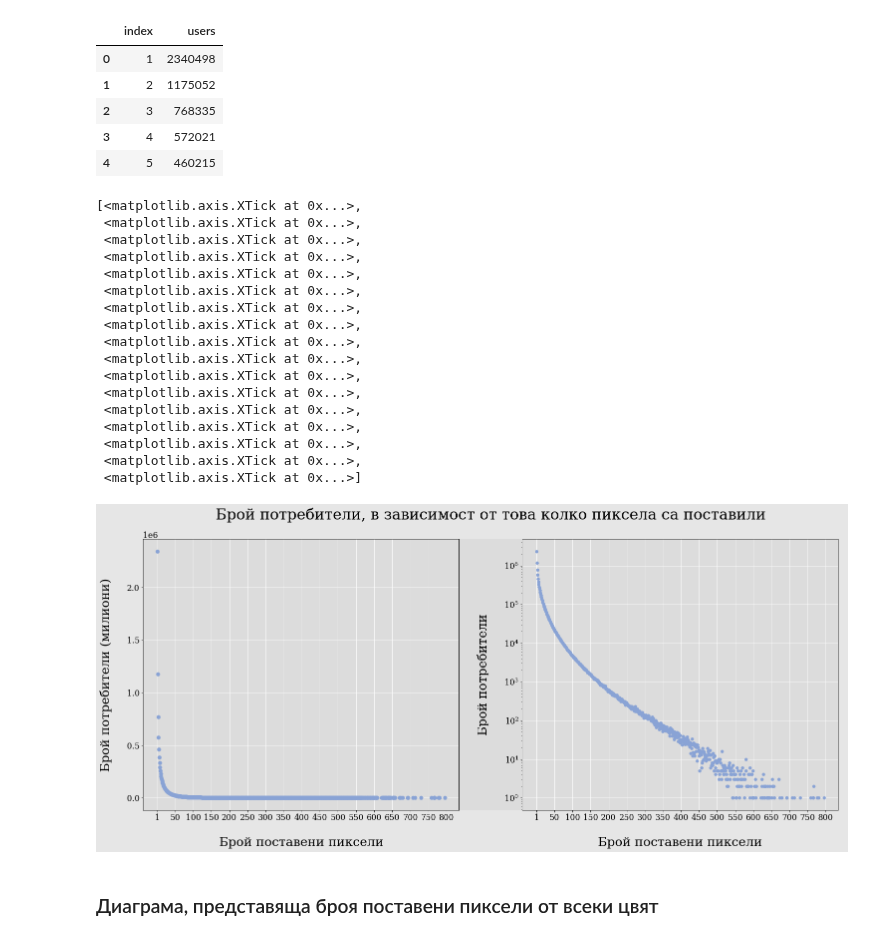
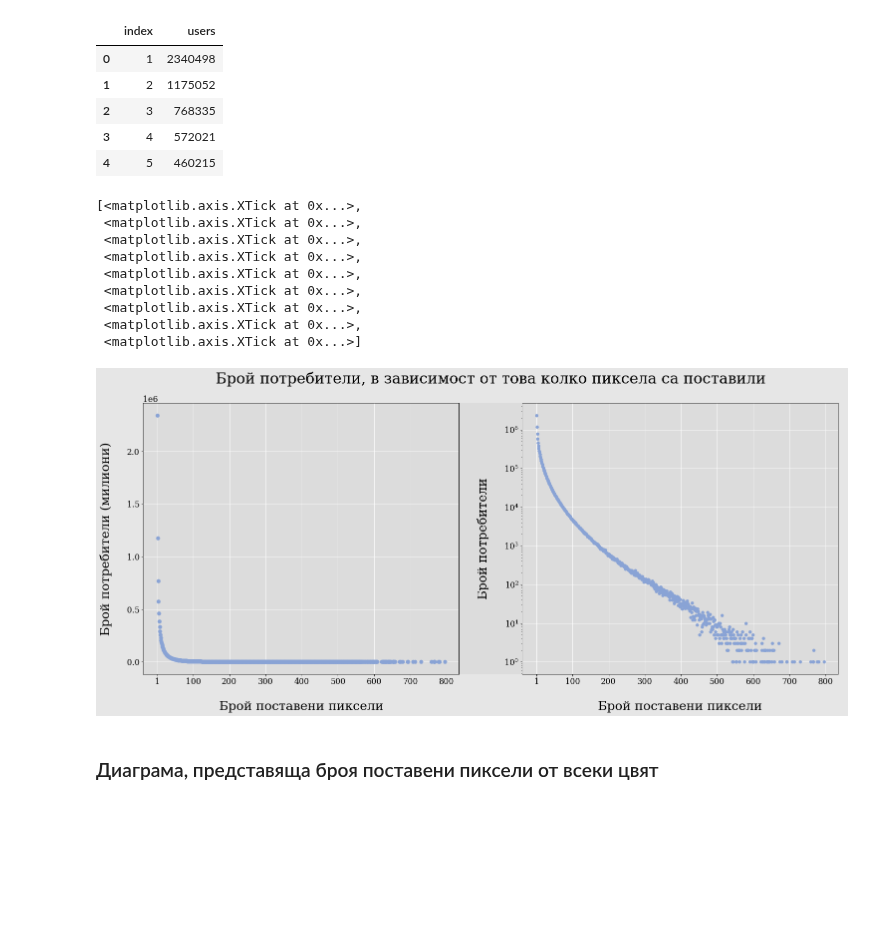
Before and after one commit to Denis-Iv/Analyzing-Social-Experiment, a Jupyter notebook: visualize_data.ipynb, the cells around one changed output. Saved outputs shown, nothing was run; the diff lists cells and outputs as text; code cells hidden in the pictures; blank space fills up the shorter version.

```diff
--- a/visualize_data.ipynb
+++ b/visualize_data.ipynb
@@ -168,44 +168,36 @@ ax2 = fig.add_subplot(122)
 
 ax.spines['top'].set_color('none')
 ax.spines['bottom'].set_color('none')
 ax.spines['left'].set_color('none')
 ax.spines['right'].set_color('none')
 ax.tick_params(labelcolor='#E6E6E6', top=False, bottom=False, left=False, right=False)
 ax.grid(False)
 
 ax.set_title('Брой потребители, в зависимост от това колко пиксела са поставили')
 
 num_active_users.plot(x=0, y=1, kind='scatter', zorder=3, s=50, ax=ax1)
 
 ax1.set_xlabel('Брой поставени пиксели')
 ax1.set_ylabel('Брой потребители (милиони)')
-ax1.set_xticks([1,50,100,150,200,250,300,350,400,450,500,550,600,650,700,750,800])
+ax1.set_xticks([1,100,200,300,400,500,600,700,800])
 
 num_active_users.plot(x=0, y=1, kind='scatter', zorder=3, s=30, ax=ax2)
 
 ax2.set_xlabel('Брой поставени пиксели')
 ax2.set_ylabel('Брой потребители')
 ax2.set_yscale('log')
-ax2.set_xticks([1,50,100,150,200,250,300,350,400,450,500,550,600,650,700,750,800])
+ax2.set_xticks([1,100,200,300,400,500,600,700,800])
 # %% [output]
 [<matplotlib.axis.XTick at 0x...>,
  <matplotlib.axis.XTick at 0x...>,
  <matplotlib.axis.XTick at 0x...>,
  <matplotlib.axis.XTick at 0x...>,
  <matplotlib.axis.XTick at 0x...>,
  <matplotlib.axis.XTick at 0x...>,
  <matplotlib.axis.XTick at 0x...>,
  <matplotlib.axis.XTick at 0x...>,
- <matplotlib.axis.XTick at 0x...>,
- <matplotlib.axis.XTick at 0x...>,
- <matplotlib.axis.XTick at 0x...>,
- <matplotlib.axis.XTick at 0x...>,
- <matplotlib.axis.XTick at 0x...>,
- <matplotlib.axis.XTick at 0x...>,
- <matplotlib.axis.XTick at 0x...>,
- <matplotlib.axis.XTick at 0x...>,
  <matplotlib.axis.XTick at 0x...>]
-[figure, old version]
+[figure, new version]
 # %%
 if SAVE_FILES:
     now = datetime.now().strftime('%d%H%M')
```
Also changed, not shown: 1 other file.
